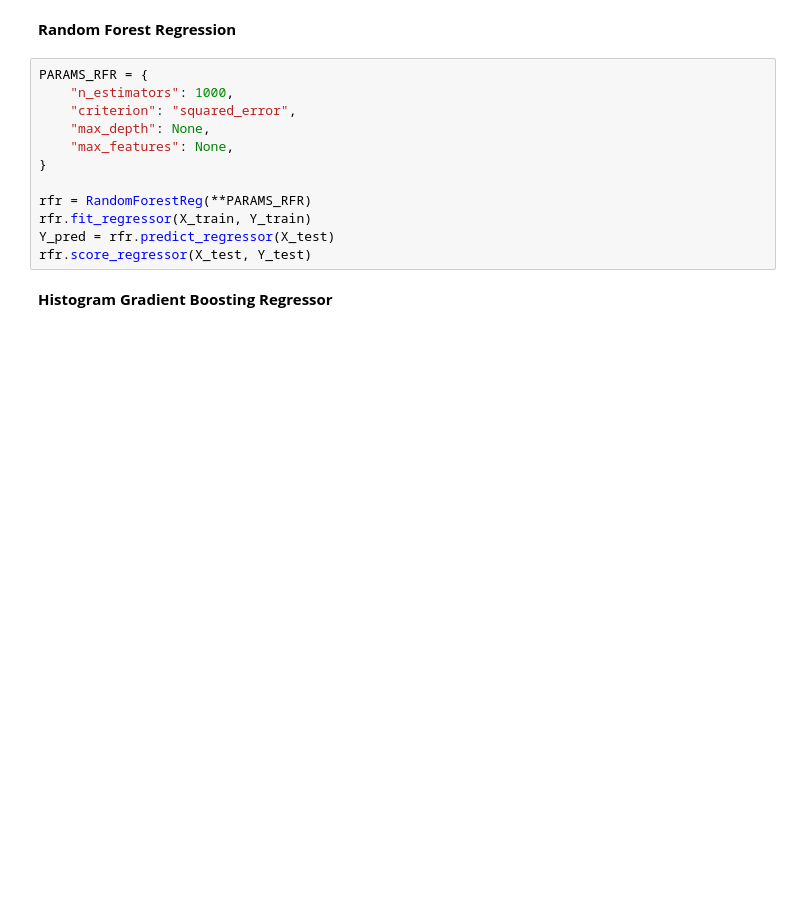
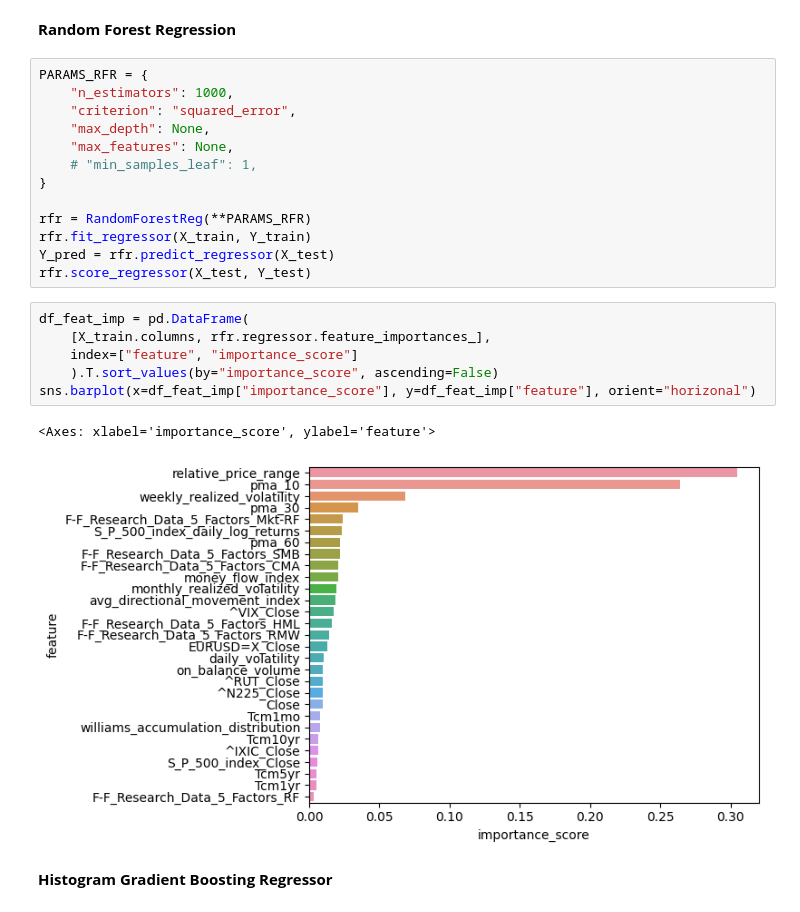
Before and after one commit to sudhanshu22gupta/cryptocurrency-forecasting, a Jupyter notebook: EDA.ipynb, the cells around one changed output. Cells and saved outputs as stored; diff of their text form; blank space fills up the shorter version.

```diff
--- a/EDA.ipynb
+++ b/EDA.ipynb
@@ -549,12 +608,22 @@ PARAMS_RFR = {
     "criterion": "squared_error",
     "max_depth": None,
     "max_features": None,
+    # "min_samples_leaf": 1,
 }
 
 rfr = RandomForestReg(**PARAMS_RFR)
 rfr.fit_regressor(X_train, Y_train)
 Y_pred = rfr.predict_regressor(X_test)
 rfr.score_regressor(X_test, Y_test)
+# %%
+df_feat_imp = pd.DataFrame(
+    [X_train.columns, rfr.regressor.feature_importances_],
+    index=["feature", "importance_score"]
+    ).T.sort_values(by="importance_score", ascending=False)
+sns.barplot(x=df_feat_imp["importance_score"], y=df_feat_imp["feature"], orient="horizonal")
+# %% [output]
+<Axes: xlabel='importance_score', ylabel='feature'>
+[figure, added]
 # %% [markdown]
 **Histogram Gradient Boosting Regressor**
 # %%
```
Also changed, not shown: parts of 14 cells of this notebook, 1 other file.
